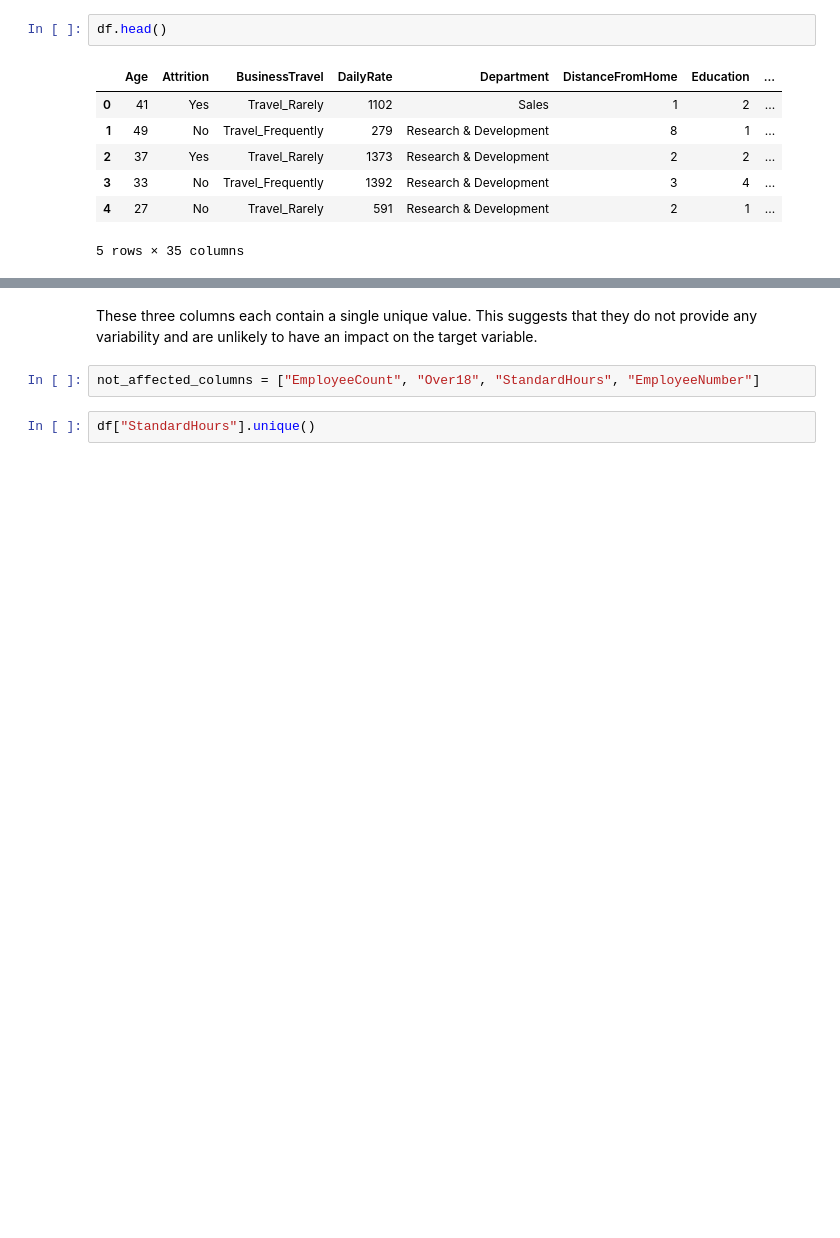
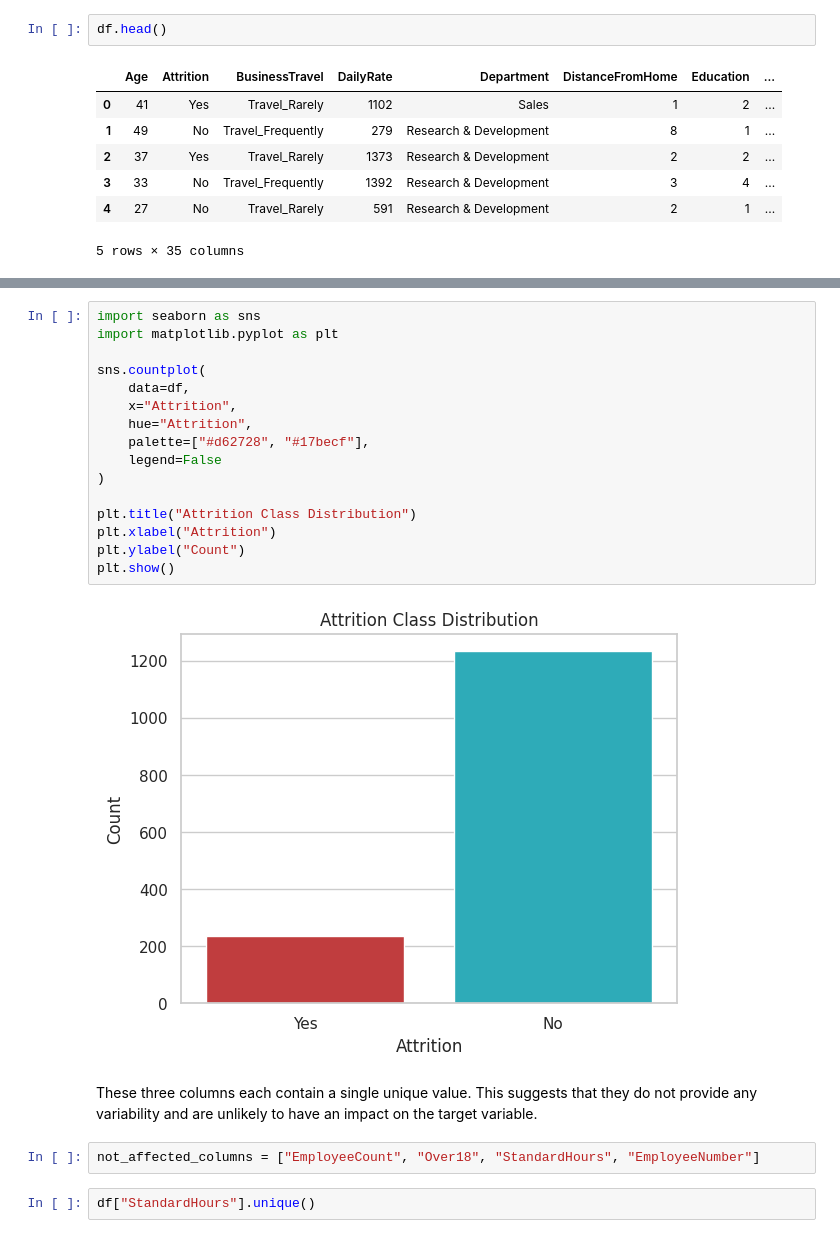
Before and after one commit to codehass/retention-ai-hr-assistant-API, a Jupyter notebook: ml/eda.ipynb, the cells around one changed output, grey strips where cells are left out. Cells and saved outputs as stored; diff of their text form; blank space fills up the shorter version.

Commit message:
Perform EDA (Seaborn, target correlation)

```diff
--- a/ml/eda.ipynb
+++ b/ml/eda.ipynb
@@ -96,3 +106,21 @@ df.head()
+# %%
+import seaborn as sns
+import matplotlib.pyplot as plt
+
+sns.countplot(
+    data=df,
+    x="Attrition",
+    hue="Attrition",
+    palette=["#d62728", "#17becf"],
+    legend=False
+)
+
+plt.title("Attrition Class Distribution")
+plt.xlabel("Attrition")
+plt.ylabel("Count")
+plt.show()
+# %% [output]
+[figure, added]
 # %% [markdown]
 These three columns each contain a single unique value. This suggests that they do not provide any variability and are unlikely to have an impact on the target variable.
 # %%
```
Also changed, not shown: parts of 6 cells of this notebook.
